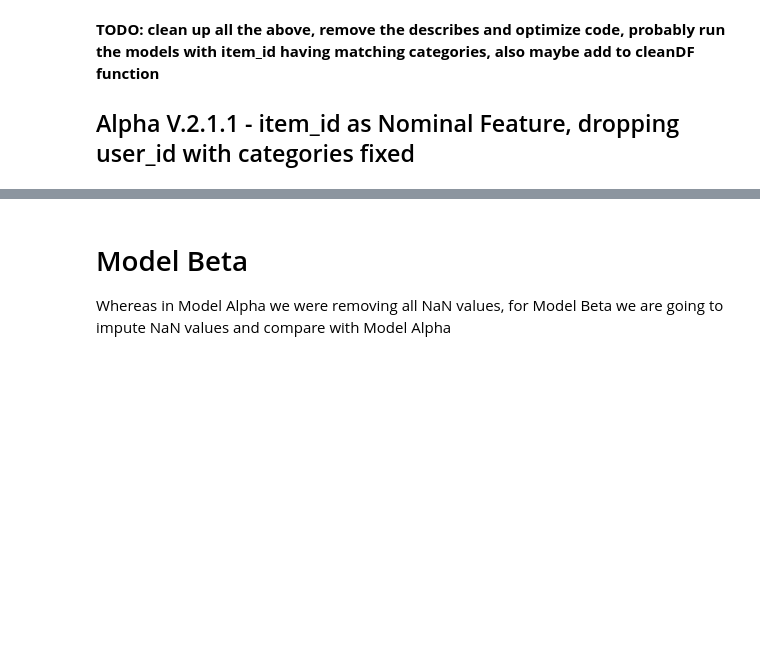
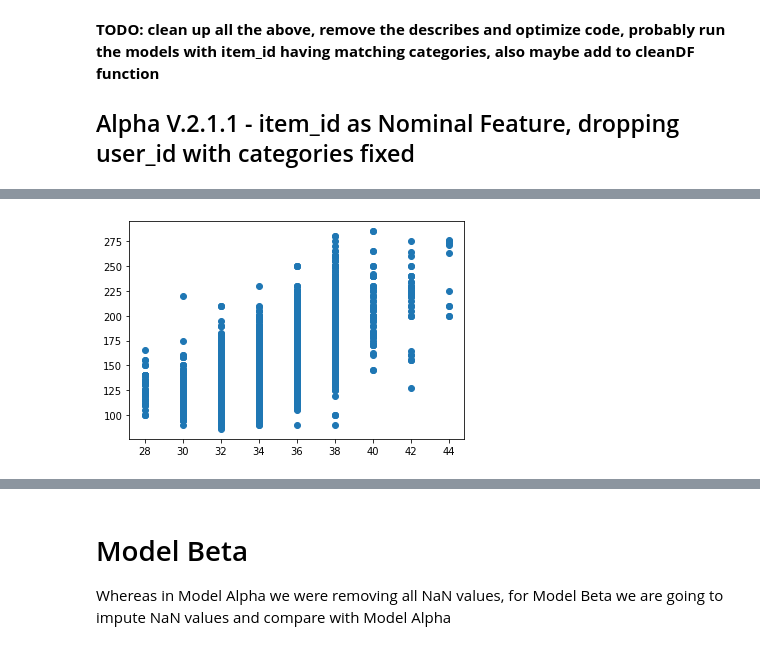
Before and after one commit to olanmccarthy/ai1_ca, a Jupyter notebook: ass1.ipynb, the cells around one changed output, grey strips where cells are left out. Cells and saved outputs as stored; diff of their text form; code cells hidden in the pictures; blank space fills up the shorter version.

```diff
--- a/ass1.ipynb
+++ b/ass1.ipynb
@@ -665,0 +574,5 @@ pca.explained_variance_ratio_
+# %%
+plt.scatter(df["torso size"], df["weight"])
+plt.show()
+# %% [output]
+[figure, added]
```
Also changed, not shown: parts of 32 cells of this notebook.
